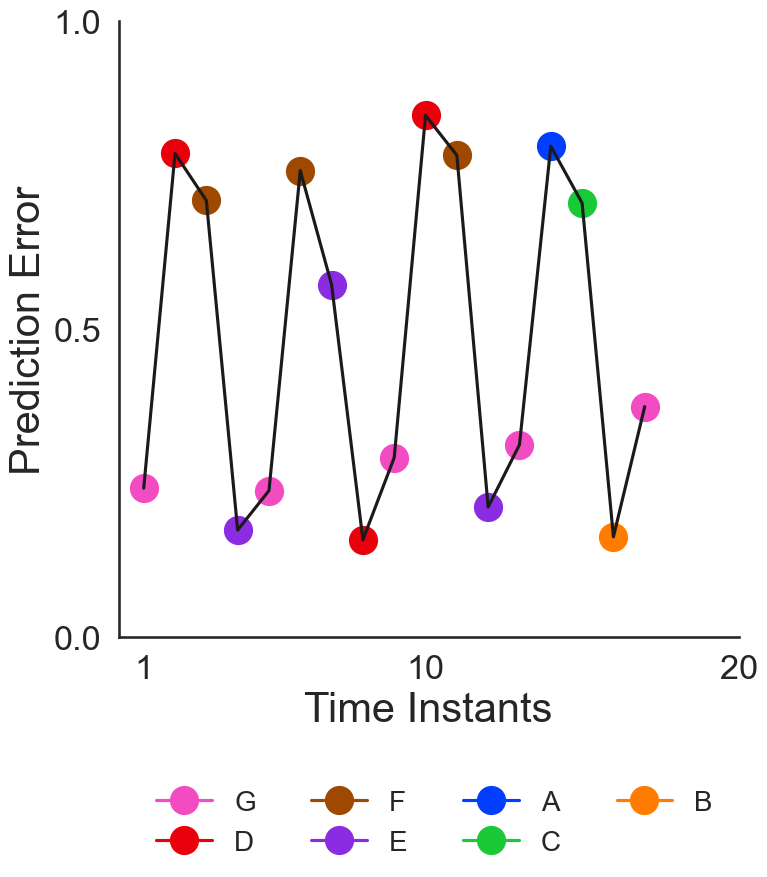
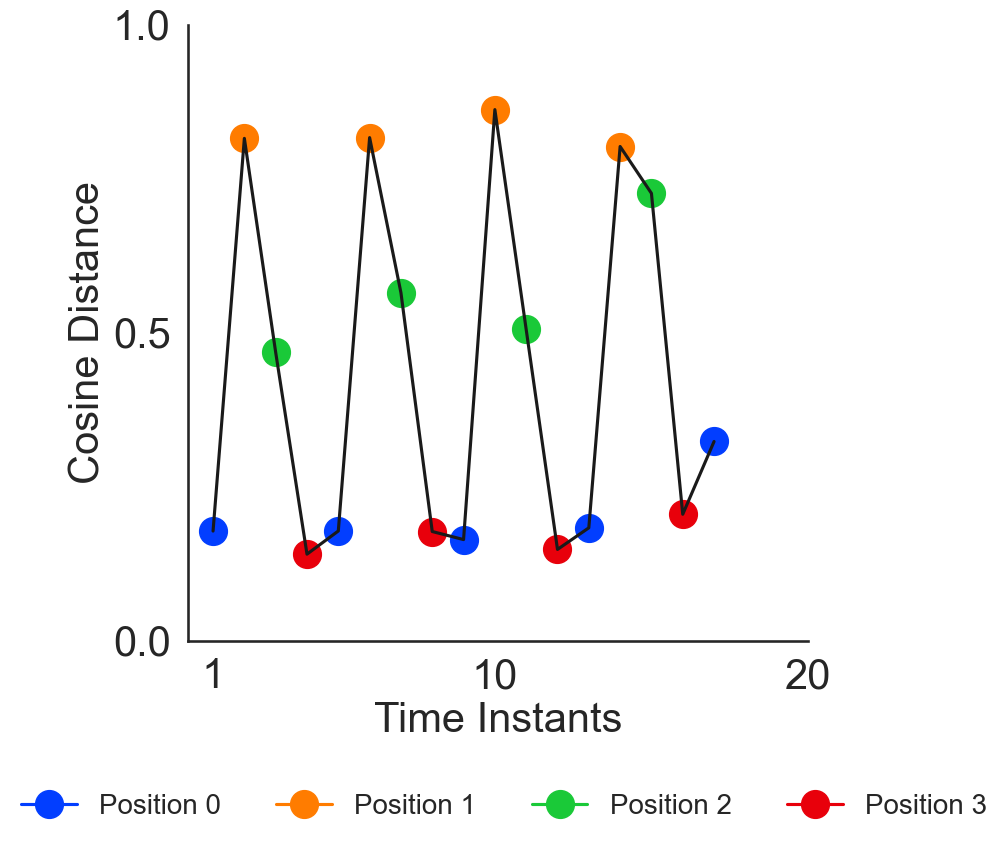
The change to this notebook cell's code, shown as a diff; its figure went from the first image to the second:
--- before
+++ after
@@ -5,14 +5,21 @@
 
 span = 18
-used = np.ones(7)
-clr = sns.color_palette("bright", n_colors=7)
+used = np.ones(4)
+clr = sns.color_palette("bright", n_colors=4)
 start = 30
+pos = ['Position 0', 'Position 1', 'Position 2', 'Position 3']
+current_pos = 0
 
 for ii in range(start,start-1+span):
-    if used[ord(labels[ii])-65]:
-        ax.plot(ii-start+1, dis_array[ii], '-o', label=labels[ii], c=clr[ord(labels[ii])-65], markersize=20)
-        used[ord(labels[ii])-65] = 0
+    if labels[ii] == 'G':
+        current_pos = 0
     else:
-        ax.plot(ii-start+1, dis_array[ii], '-o', c=clr[ord(labels[ii])-65], markersize=20)
+        current_pos += 1
+
+    if used[current_pos]:
+        ax.plot(ii-start+1, dis_array[ii], '-o', label=pos[current_pos], c=clr[current_pos], markersize=20)
+        used[current_pos] = 0
+    else:
+        ax.plot(ii-start+1, dis_array[ii], '-o', c=clr[current_pos], markersize=20)
 
 ax.plot(np.arange(1,span), dis_array[start:start-1+span], c='k')
@@ -23,7 +30,7 @@
 ax.set_yticks([0,.5,1])
 ax.set_xticks([1,10, 20])
-ax.set_ylabel('Prediction Error', fontsize=30)
+ax.set_ylabel('Cosine Distance', fontsize=30)
 ax.set_xlabel('Time Instants', fontsize=30)
-
+ax.tick_params(labelsize=30)
 right_side = ax.spines["right"]
 right_side.set_visible(False)

Commit: paper codes